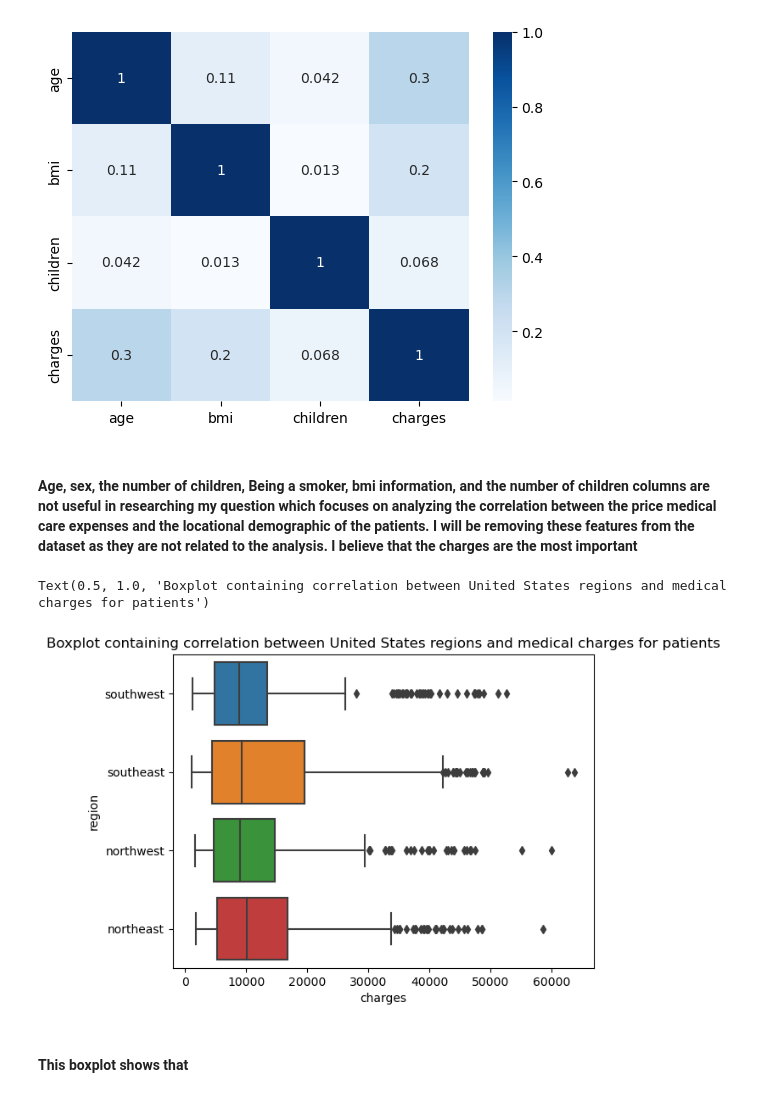
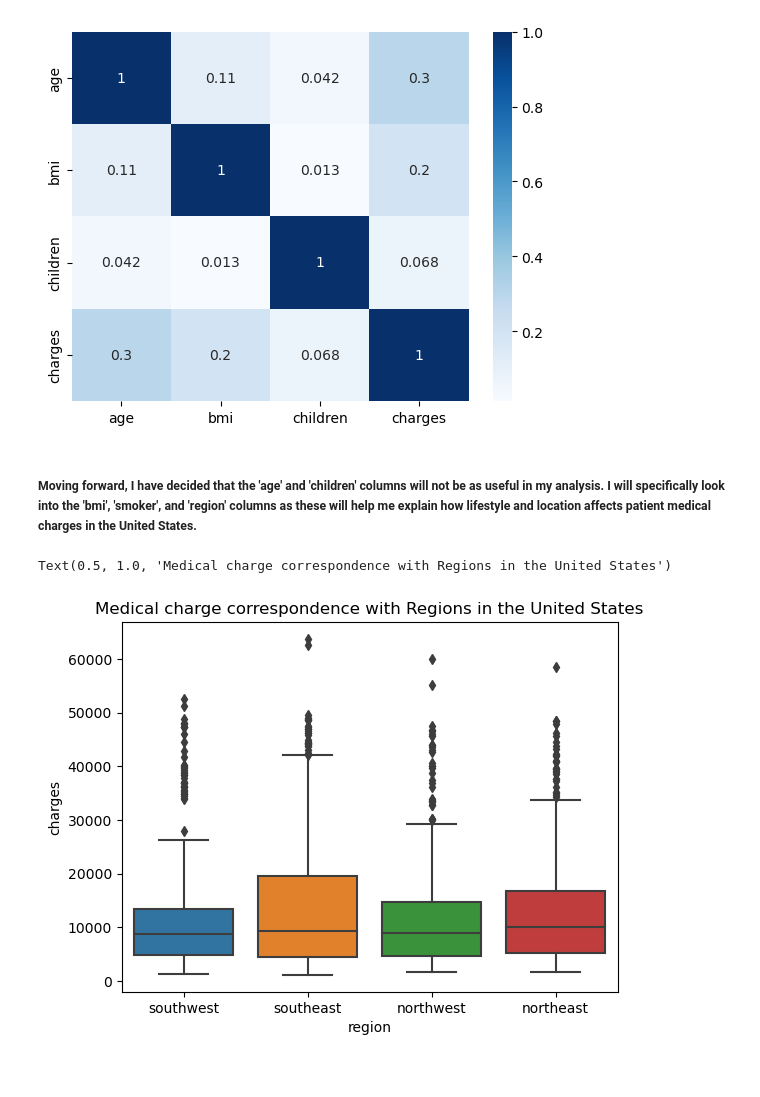
Before and after one commit to ubco-W2022T1-cosc301/project-group44, a Jupyter notebook: notebooks/analysis1.ipynb, the cells around one changed output. Cells and saved outputs as stored; diff of their text form; code cells hidden in the pictures.

```diff
--- a/notebooks/analysis1.ipynb
+++ b/notebooks/analysis1.ipynb
@@ -51,13 +71,11 @@ sns.heatmap(data_raw_mx, annot=True, cmap='Blues')
 # %% [output]
 <AxesSubplot:>
 [figure]
-# %% [markdown]
-#### Age, sex, the number of children, Being a smoker, bmi information, and the number of children columns are not useful in researching my question which focuses on analyzing the correlation between the price medical care expenses and the locational demographic of the patients. I will be removing these features from the dataset as they are not related to the analysis. I believe that the charges are the most important
+# %% [markdown]
+##### Moving forward, I have decided that the 'age' and 'children' columns will not be as useful in my analysis. I will specifically look into the 'bmi', 'smoker', and 'region' columns as these will help me explain how lifestyle and location affects patient medical charges in the United States.
 # %%
-sns.boxplot(x='charges',y='region', data=data_raw)
-plt.title("Boxplot containing correlation between United States regions and medical charges for patients")
+sns.boxplot(x='region',y='charges', data=data_raw)
+plt.title("Medical charge correspondence with Regions in the United States")
 # %% [output]
-Text(0.5, 1.0, 'Boxplot containing correlation between United States regions and medical charges for patients')
+Text(0.5, 1.0, 'Medical charge correspondence with Regions in the United States')
-[figure, old version]
+[figure, new version]
-# %% [markdown]
-#### This boxplot shows that
```
Also changed, not shown: parts of 18 cells of this notebook.
